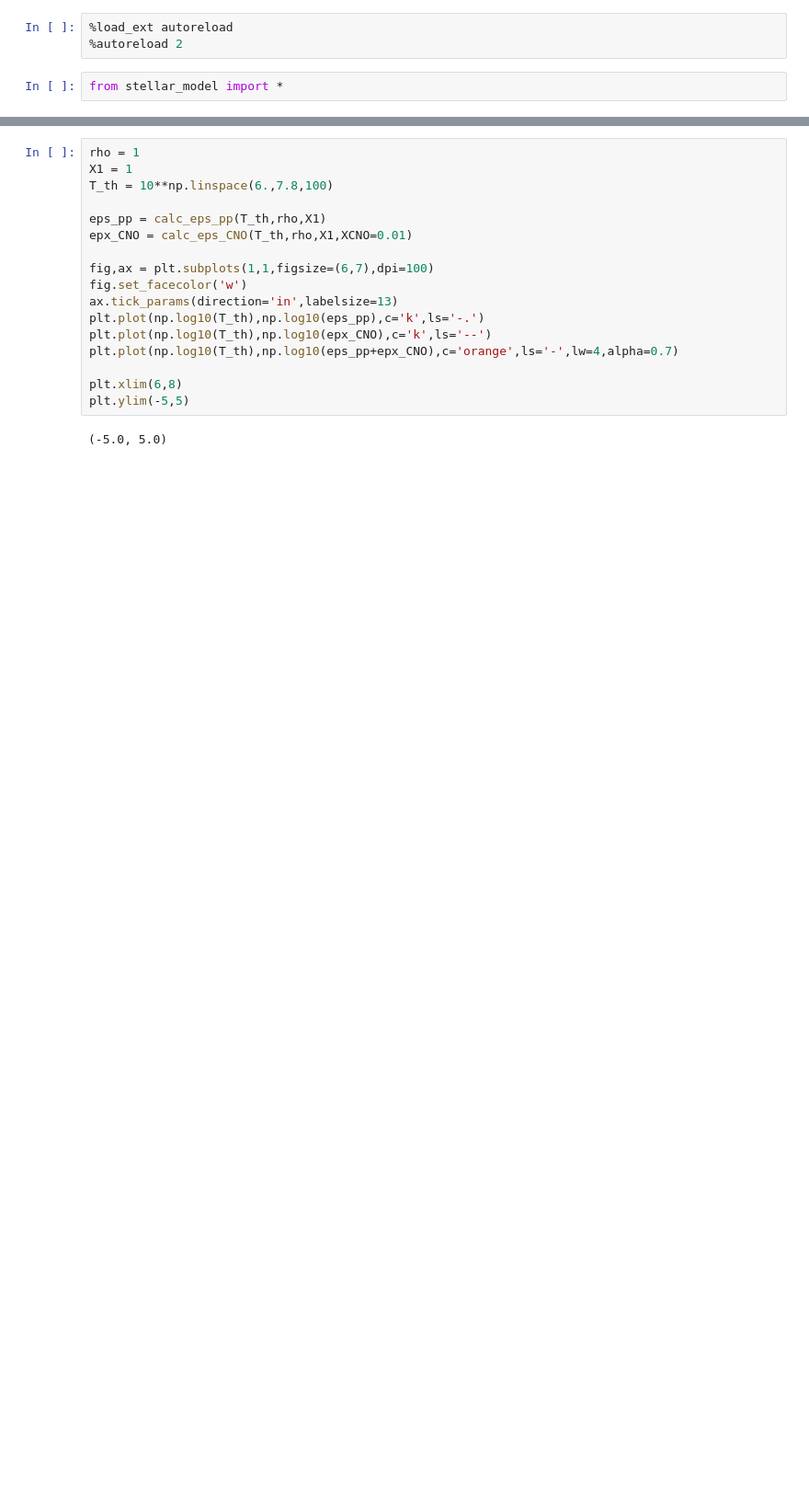
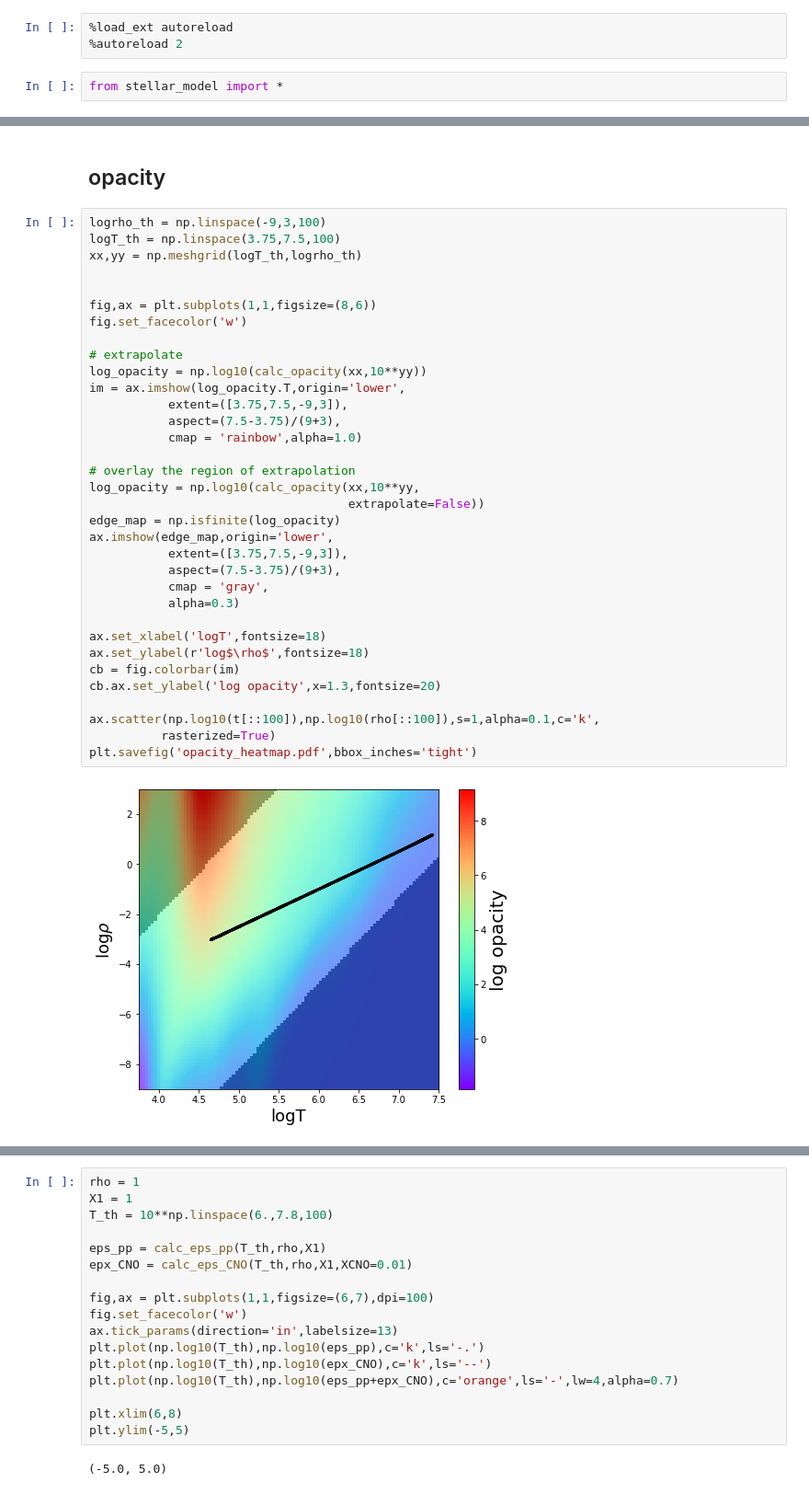
Before and after one commit to SterlingYM/stellar_structure, a Jupyter notebook: modeling.ipynb, the cells around one changed output, grey strips where cells are left out. Shown at 92% size. Saved outputs shown, nothing was run; the diff lists cells and outputs as text; blank space fills up the shorter version.

```diff
--- a/modeling.ipynb
+++ b/modeling.ipynb
@@ -47,0 +391,38 @@ array([0.657])
+# %% [markdown]
+## opacity
+# %%
+logrho_th = np.linspace(-9,3,100)
+logT_th = np.linspace(3.75,7.5,100)
+xx,yy = np.meshgrid(logT_th,logrho_th)
+
+
+fig,ax = plt.subplots(1,1,figsize=(8,6))
+fig.set_facecolor('w')
+
+# extrapolate
+log_opacity = np.log10(calc_opacity(xx,10**yy))
+im = ax.imshow(log_opacity.T,origin='lower',
+           extent=([3.75,7.5,-9,3]),
+           aspect=(7.5-3.75)/(9+3),
+           cmap = 'rainbow',alpha=1.0)
+
+# overlay the region of extrapolation
+log_opacity = np.log10(calc_opacity(xx,10**yy,
+                                    extrapolate=False))
+edge_map = np.isfinite(log_opacity)
+ax.imshow(edge_map,origin='lower',
+           extent=([3.75,7.5,-9,3]),
+           aspect=(7.5-3.75)/(9+3),
+           cmap = 'gray',
+           alpha=0.3)
+
+ax.set_xlabel('logT',fontsize=18)
+ax.set_ylabel(r'log$\rho$',fontsize=18)
+cb = fig.colorbar(im)
+cb.ax.set_ylabel('log opacity',x=1.3,fontsize=20)
+
+ax.scatter(np.log10(t[::100]),np.log10(rho[::100]),s=1,alpha=0.1,c='k',
+          rasterized=True)
+plt.savefig('opacity_heatmap.pdf',bbox_inches='tight')
+# %% [output]
+[figure, added]
```
Also changed, not shown: parts of 61 cells of this notebook, 7 other files.
